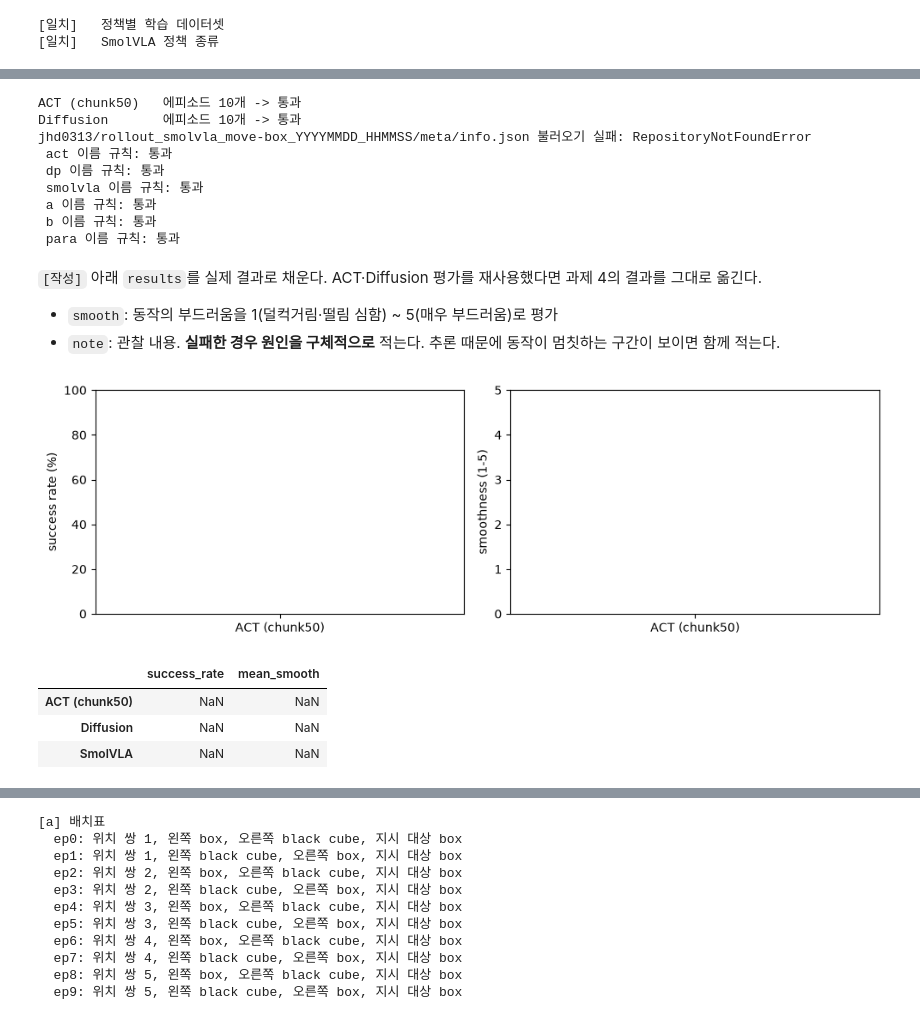
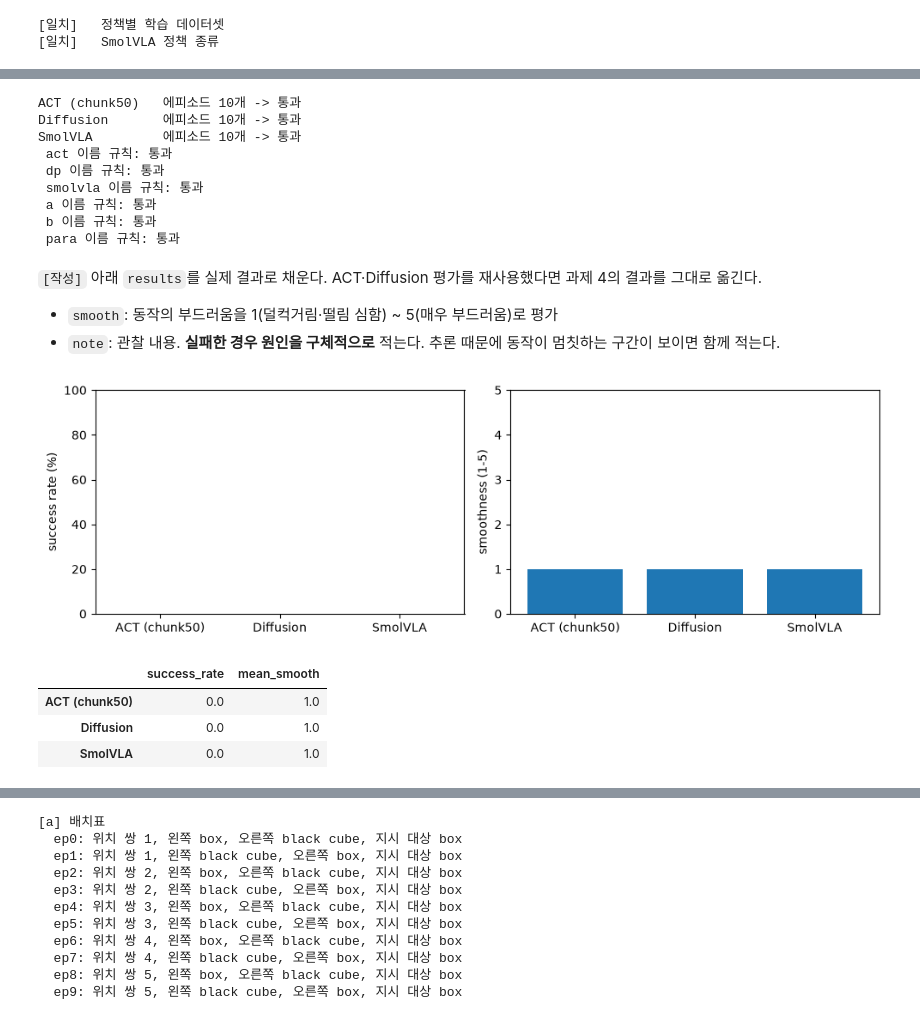
Before and after one commit to hguniv-jhd0313/robot_ai, a Jupyter notebook: assignment_5.ipynb, the cells around one changed output, grey strips where cells are left out. Saved outputs shown, nothing was run; the diff lists cells and outputs as text; code cells hidden in the pictures.

```diff
--- a/assignment_5.ipynb
+++ b/assignment_5.ipynb
@@ -52,7 +52,7 @@ LABELS = {"act": f"ACT (chunk{ACT_CHUNK_SIZE})", "dp": "Diffusion", "smolvla": "
 EVAL_DATASETS = {
     "act":     f"{HF_USER}/rollout_act_move-box_chunk{ACT_CHUNK_SIZE}_20261120_175409",   # 과제 4 평가 재사용
     "dp":      f"{HF_USER}/rollout_diffusion_move-box_20261120_174218",   # 과제 4 평가 재사용 (DDPM)
-    "smolvla": f"{HF_USER}/rollout_smolvla_move-box_YYYYMMDD_HHMMSS",
+    "smolvla": f"{HF_USER}/rollout_smolvla_move-box_20261127_004133",
 }
 
 # ---- 언어 지시 평가 ----
@@ -68,9 +68,9 @@ PARAPHRASES = {                                        # [작성] 학습에 쓰
     "b": "Pick up the black block.",
 }
 LANG_EVAL_DATASETS = {   # Hub에 실제로 올라간 이름 (rollout_로 시작, 끝에 녹화 시각)
-    "a":    f"{HF_USER}/rollout_smolvla_lang_a_YYYYMMDD_HHMMSS",
-    "b":    f"{HF_USER}/rollout_smolvla_lang_b_YYYYMMDD_HHMMSS",
-    "para": f"{HF_USER}/rollout_smolvla_lang_para_YYYYMMDD_HHMMSS",
+    "a":    f"{HF_USER}/rollout_smolvla_lang_a_20261127_005244",
+    "b":    f"{HF_USER}/rollout_smolvla_lang_b_20261127_010227",
+    "para": f"{HF_USER}/rollout_smolvla_lang_para_20261127_011147",
 }
 WANDB_URL = "https://forge.coreweave.com/wandb/hgjhd0313-koreatech/lerobot?nw=nwuserhgjhd0313"   # 사용하지 않았다면 빈 문자열
 
@@ -419,7 +429,7 @@ for _k, _rid in {**EVAL_DATASETS, **LANG_EVAL_DATASETS}.items():
 # %% [output]
 ACT (chunk50)   에피소드 10개 -> 통과
 Diffusion       에피소드 10개 -> 통과
-jhd0313/rollout_smolvla_move-box_YYYYMMDD_HHMMSS/meta/info.json 불러오기 실패: RepositoryNotFoundError
+SmolVLA         에피소드 10개 -> 통과
  act 이름 규칙: 통과
  dp 이름 규칙: 통과
  smolvla 이름 규칙: 통과
@@ -433,31 +443,39 @@ jhd0313/rollout_smolvla_move-box_YYYYMMDD_HHMMSS/meta/info.json 불러오기 실
 # %%
 def blank():
     return [{"episode": i, "position": i + 1, "success": None, "smooth": None, "note": ""} for i in range(10)]
 
+# ACT·Diffusion: 과제 4 결과 재사용 (카메라 입력이 검은 화면/초록 화면이라 정책이 박스를 볼 수 없던 조건)
+# SmolVLA: 카메라 2대 정상. note 근거 = 관찰 + 녹화 데이터(observation.state 관절 이동 범위, 프레임 수)
+NOTE_ACT  = "(과제 4 재사용) 박스 쪽으로 이동하지 못함. 베이스 회전 약 5도, 어깨 약 8도로 팔이 제자리에 머물고 팔꿈치·손목만 덜컥거리며 움직임 (wrist 없음, overhead만)"
+NOTE_DDPM = "(과제 4 재사용) 박스에 도달하지 못함. 추론 7초마다 1초 남짓만 움직이고 멈춰, 20초 동안 65프레임(약 3Hz)만 진행되어 관절이 거의 움직이지 않음"
+NOTE_SMOLVLA = ("박스 쪽으로 가지만 잡거나 옮기지 못함. 어깨·팔꿈치가 100도 이상 크게 오르내리며 덜컥거리고, "
+                "명령이 안전 제한(5도/스텝)에 자주 걸림. 50스텝마다 다음 청크 추론(약 1.7초) 동안 팔이 멈춰 실제 제어는 약 15Hz")
+
 results = {
-    "act":     blank(),   # [작성]
-    "dp":      blank(),   # [작성]
-    "smolvla": blank(),   # [작성]
+    "act":     [{"episode": i, "position": i + 1, "success": False, "smooth": 1, "note": NOTE_ACT} for i in range(10)],
+    "dp":      [{"episode": i, "position": i + 1, "success": False, "smooth": 1, "note": NOTE_DDPM} for i in range(10)],
+    "smolvla": [{"episode": i, "position": i + 1, "success": False, "smooth": 1, "note": NOTE_SMOLVLA} for i in range(10)],
 }
+results["dp"][9]["note"] = "(과제 4 재사용) 에피소드 시작 직후 위험해 ESC로 중단 (1프레임만 기록), 실패 처리"
 
 res_df = pd.concat([pd.DataFrame(v).assign(condition=k) for k, v in results.items()], ignore_index=True)
 summary = (res_df.assign(success=res_df["success"].astype(float))
            .groupby("condition", sort=False)
            .agg(success_rate=("success", "mean"), mean_smooth=("smooth", "mean")))
 summary["success_rate"] = (summary["success_rate"] * 100).round(0)
 summary.index = [LABELS[k] for k in summary.index]
 
 fig, axes = plt.subplots(1, 2, figsize=(10, 3.2))
 axes[0].bar(summary.index, summary["success_rate"]); axes[0].set_ylim(0, 100); axes[0].set_ylabel("success rate (%)")
 axes[1].bar(summary.index, summary["mean_smooth"]); axes[1].set_ylim(0, 5); axes[1].set_ylabel("smoothness (1-5)")
 plt.tight_layout(); plt.show()
 summary
 # %% [output]
-[figure, old version]
+[figure, new version]
 |  | success_rate | mean_smooth |
-| ACT (chunk50) | NaN | NaN |
-| Diffusion | NaN | NaN |
-| SmolVLA | NaN | NaN |
+| ACT (chunk50) | 0.0 | 1.0 |
+| Diffusion | 0.0 | 1.0 |
+| SmolVLA | 0.0 | 1.0 |
 # %% [markdown]
 ### 4-2. 언어 지시 평가 프로토콜
 언어 지시용 SmolVLA로 다음 세 세트를 평가한다. 세트마다 평가 데이터셋을 따로 만든다.
```
Also changed, not shown: parts of 9 cells of this notebook.
